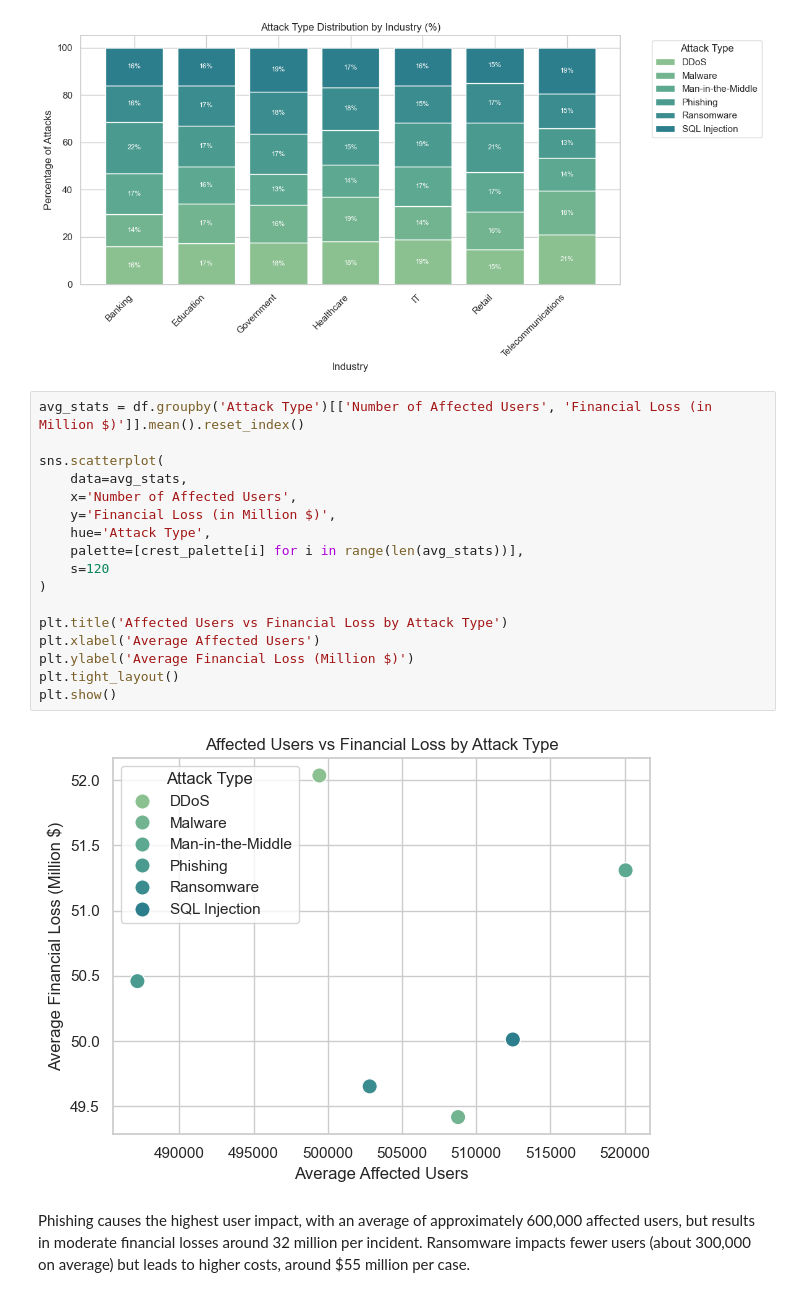
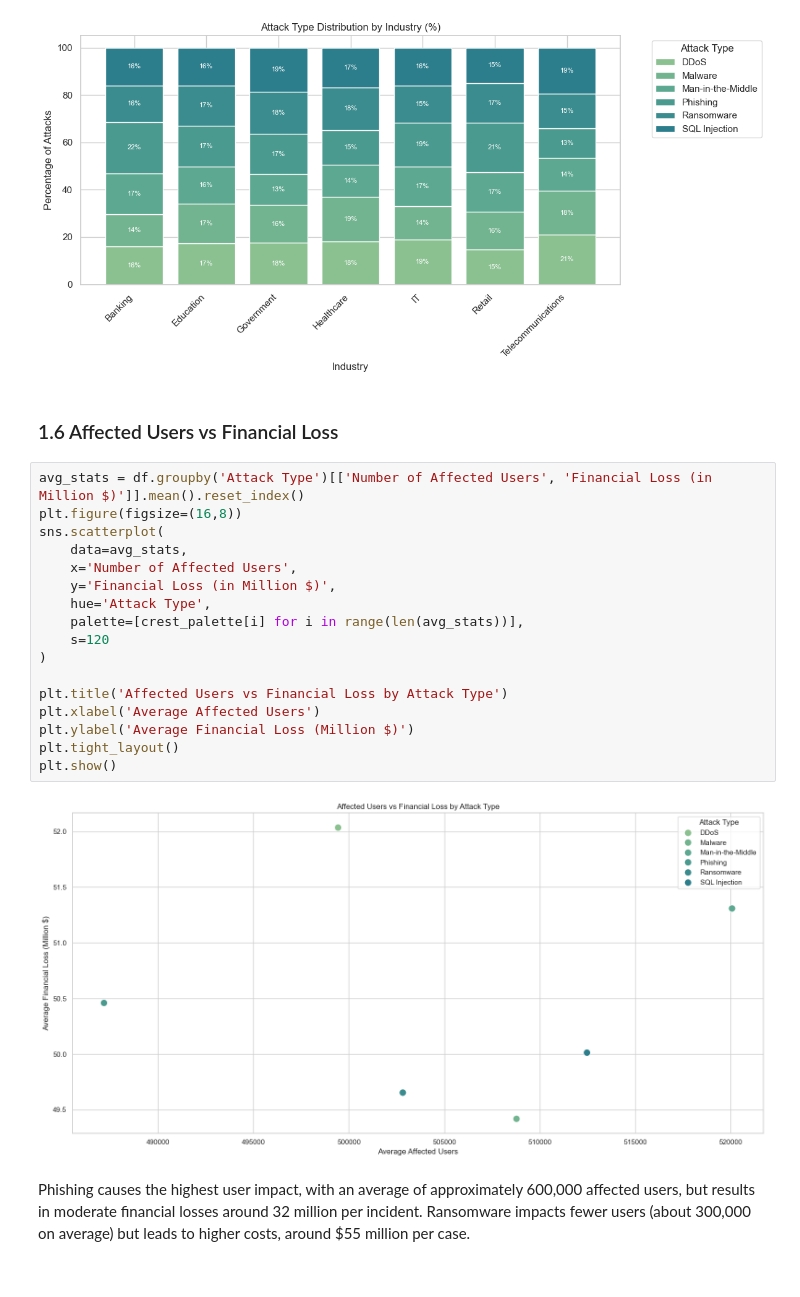
Before and after one commit to dolludaa/Global-Cybersecurity-Threats-2015-2024, a Jupyter notebook: business_analysis.ipynb, the cells around one changed output. Saved outputs shown, nothing was run; the diff lists cells and outputs as text.

```diff
--- a/business_analysis.ipynb
+++ b/business_analysis.ipynb
@@ -207,24 +208,26 @@ plt.tight_layout()
 plt.show()
 # %% [output]
 [figure]
+# %% [markdown]
+### 1.6 Affected Users vs Financial Loss
 # %%
 avg_stats = df.groupby('Attack Type')[['Number of Affected Users', 'Financial Loss (in Million $)']].mean().reset_index()
-
+plt.figure(figsize=(16,8))
 sns.scatterplot(
     data=avg_stats,
     x='Number of Affected Users',
     y='Financial Loss (in Million $)',
     hue='Attack Type',
     palette=[crest_palette[i] for i in range(len(avg_stats))],
     s=120
 )
 
 plt.title('Affected Users vs Financial Loss by Attack Type')
 plt.xlabel('Average Affected Users')
 plt.ylabel('Average Financial Loss (Million $)')
 plt.tight_layout()
 plt.show()
 # %% [output]
-[figure, old version]
+[figure, new version]
 # %% [markdown]
 Phishing causes the highest user impact, with an average of approximately 600,000 affected users, but results in moderate financial losses around 32 million per incident. Ransomware impacts fewer users (about 300,000 on average) but leads to higher costs, around $55 million per case.
```
Also changed, not shown: parts of 32 cells of this notebook.
